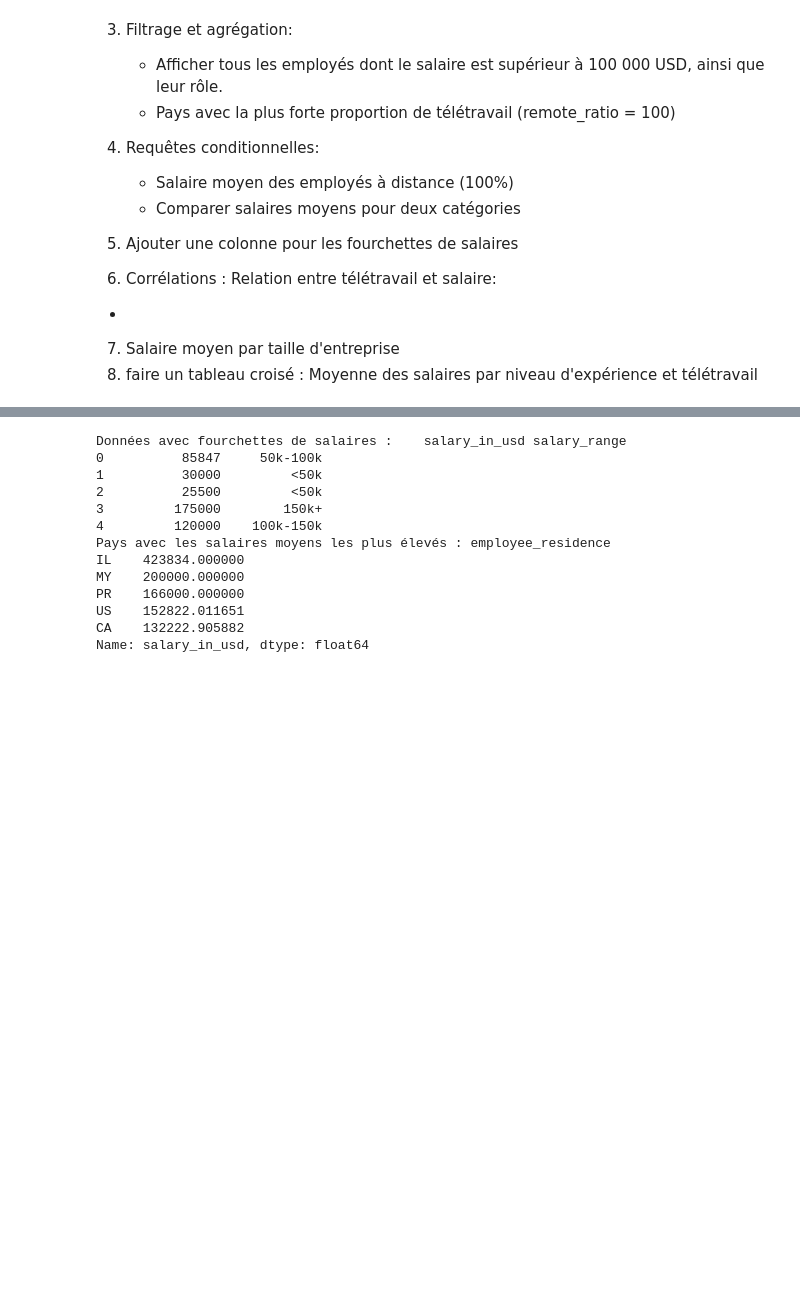
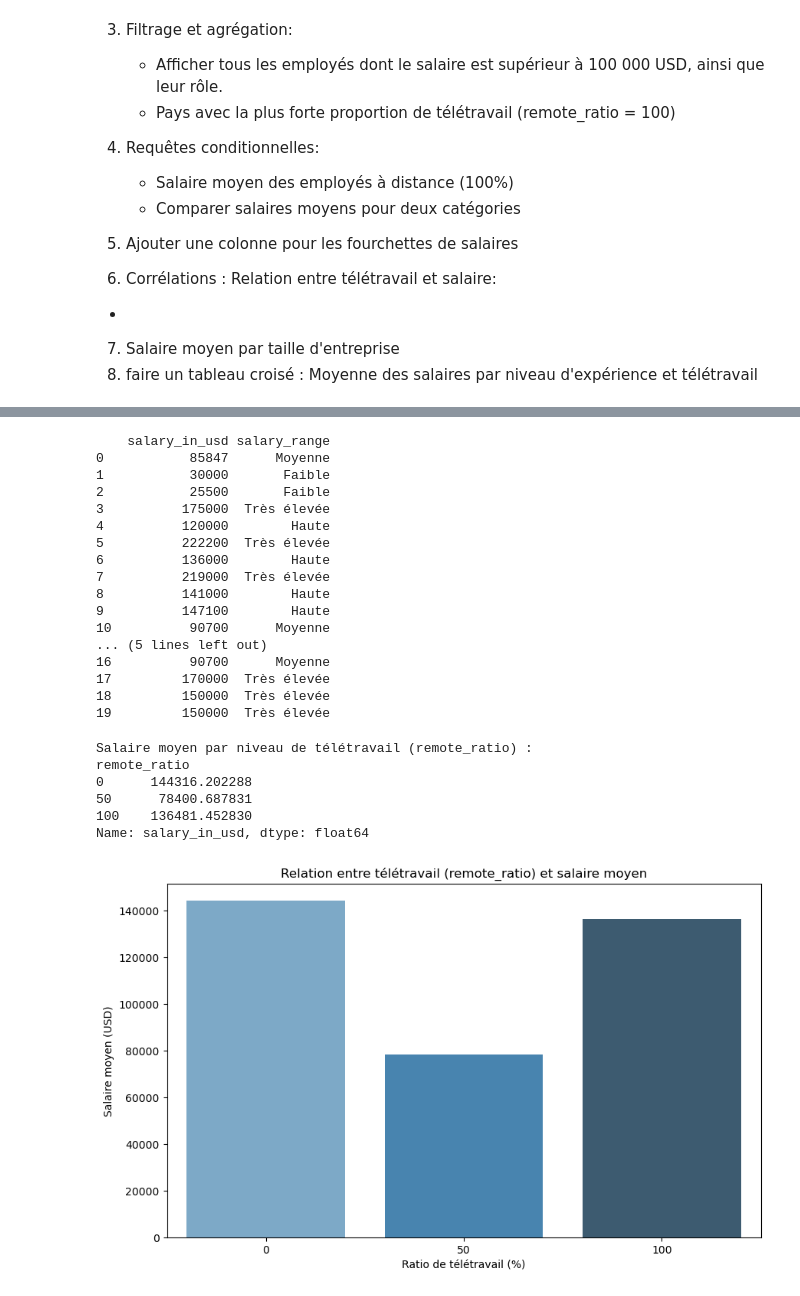
Before and after one commit to MH257/projet_notebook2, a Jupyter notebook: Projet_SAE.ipynb, the cells around one changed output, grey strips where cells are left out. Cells and saved outputs as stored; diff of their text form; code cells hidden in the pictures; blank space fills up the shorter version.

```diff
--- a/Projet_SAE.ipynb
+++ b/Projet_SAE.ipynb
@@ -235,19 +322,61 @@ Salaire moyen (non-tech) : nan
 # %%
 # Ajouter une colonne pour les fourchettes de salaires
+def salary_range(salary):
+    if salary < 50000:
+        return 'Faible'
+    elif 50000 <= salary < 100000:
+        return 'Moyenne'
+    elif 100000 <= salary < 150000:
+        return 'Haute'
+    else:
+        return 'Très élevée'
+
+# Appliquer la fonction à la colonne salary_in_usd et ajouter la nouvelle colonne 'salary_range'
+df['salary_range'] = df['salary_in_usd'].apply(salary_range)
+
+# Afficher les premières lignes du DataFrame pour vérifier
+print(df[['salary_in_usd', 'salary_range']].head(20))
 # %% [output]
-Données avec fourchettes de salaires :    salary_in_usd salary_range
-0          85847     50k-100k
-1          30000         <50k
-2          25500         <50k
-3         175000        150k+
-4         120000    100k-150k
-Pays avec les salaires moyens les plus élevés : employee_residence
-IL    423834.000000
-MY    200000.000000
-PR    166000.000000
-US    152822.011651
-CA    132222.905882
-Name: salary_in_usd, dtype: float64
+    salary_in_usd salary_range
+0           85847      Moyenne
+1           30000       Faible
+2           25500       Faible
+3          175000  Très élevée
+4          120000        Haute
+5          222200  Très élevée
+6          136000        Haute
+7          219000  Très élevée
+8          141000        Haute
+9          147100        Haute
+10          90700      Moyenne
+... (5 lines left out)
+16          90700      Moyenne
+17         170000  Très élevée
+18         150000  Très élevée
+19         150000  Très élevée
 # %%
 # Analyse des corrélations
+
+# Calculer le salaire moyen par niveau de télétravail (remote_ratio)
+salary_by_remote = df.groupby('remote_ratio')['salary_in_usd'].mean()
+
+# Afficher les résultats
+print("Salaire moyen par niveau de télétravail (remote_ratio) :")
+print(salary_by_remote)
+
 # Relation entre télétravail et salaire
+# Visualisation avec seaborn
+plt.figure(figsize=(10, 6))
+sns.barplot(x=salary_by_remote.index, y=salary_by_remote.values, palette="Blues_d")
+plt.title("Relation entre télétravail (remote_ratio) et salaire moyen")
+plt.xlabel("Ratio de télétravail (%)")
+plt.ylabel("Salaire moyen (USD)")
+plt.show()
+# %% [output]
+Salaire moyen par niveau de télétravail (remote_ratio) :
+remote_ratio
+0      144316.202288
+50      78400.687831
+100    136481.452830
+Name: salary_in_usd, dtype: float64
+[figure, added]
```
Also changed, not shown: parts of 19 cells of this notebook.
